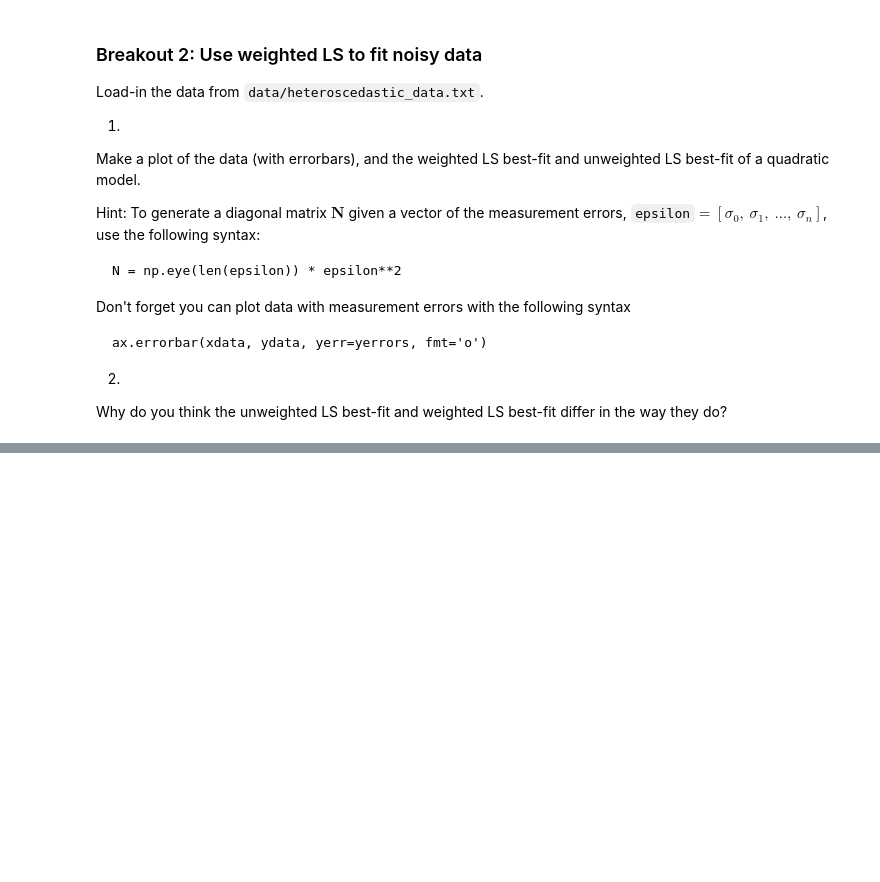
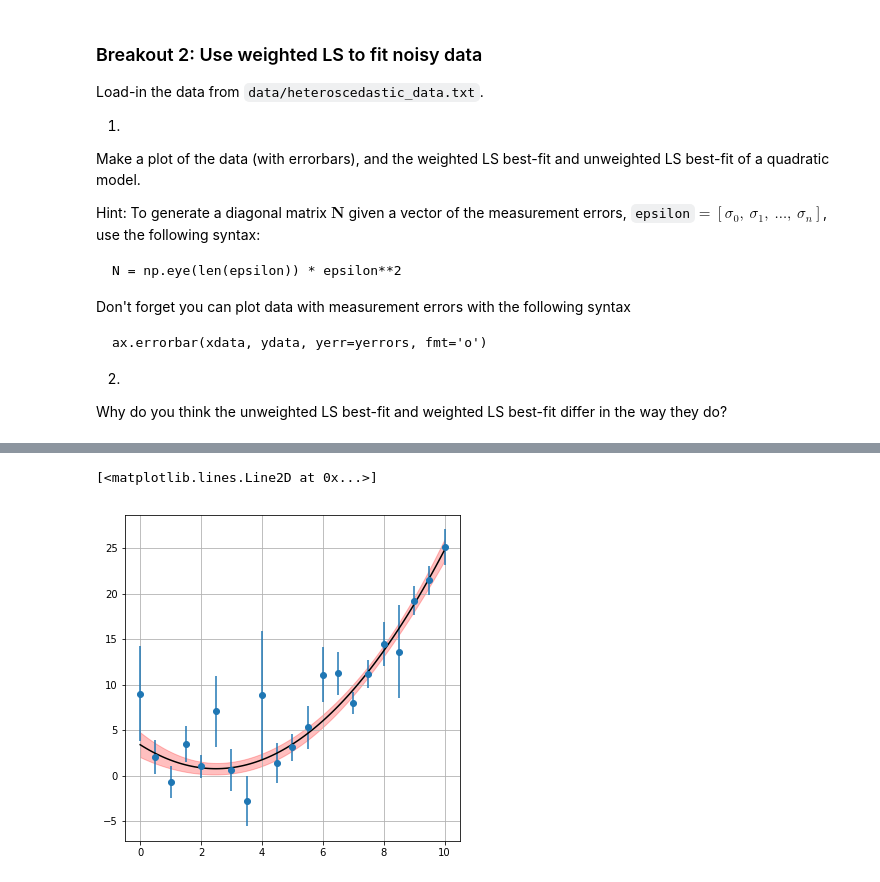
Before and after one commit to nkern/Astro_9, a Jupyter notebook: lectures/05_Regression/Linear_Regression.ipynb, the cells around one changed output, grey strips where cells are left out. Cells and saved outputs as stored; diff of their text form; code cells hidden in the pictures; blank space fills up the shorter version.

```diff
--- a/lectures/05_Regression/Linear_Regression.ipynb
+++ b/lectures/05_Regression/Linear_Regression.ipynb
@@ -236,0 +373,37 @@ Then make a plot of metallicity vs. $\text{SFR}_{resid}$. Is a correlation betwe
+# %%
+# load data
+x,y,err = np.loadtxt('data/heteroscedastic_data.txt', unpack=True)
+
+# create error matrix and invert it
+N = np.eye(len(err)) * err**2
+Ninv = la.inv(N)
+
+# fit a quadratic to it
+fit, V = np.polyfit(x, y, 2, w=1/err, cov=True)
+
+# create new x-arr
+x_arr = np.linspace(0,10,101)
+
+# create design matrix
+A = np.vstack([x_arr**2, x_arr, np.ones_like(x_arr)]).T
+
+
+# find model predictions
+yhat = np.dot(A, fit)
+
+# get errors
+C = np.dot(np.dot(A, V), A.T)
+yhat_errs = np.sqrt(C.diagonal())
+# %%
+# figure
+fig = plt.figure(figsize=(6,6))
+# axes
+ax=fig.add_subplot(111)
+ax.grid(True)
+# plot
+ax.errorbar(x,y,yerr=err,fmt='o')
+ax.fill_between(x_arr, yhat-yhat_errs, yhat+yhat_errs, color='r', alpha=0.25)
+ax.plot(x_arr, yhat, color='k')
+# %% [output]
+[<matplotlib.lines.Line2D at 0x...>]
+[figure, added]
```
Also changed, not shown: parts of 13 cells of this notebook, 5 other files.
